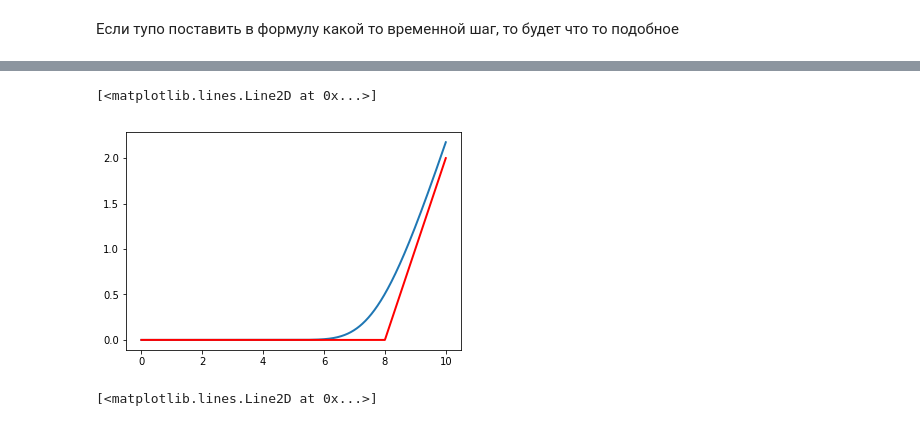
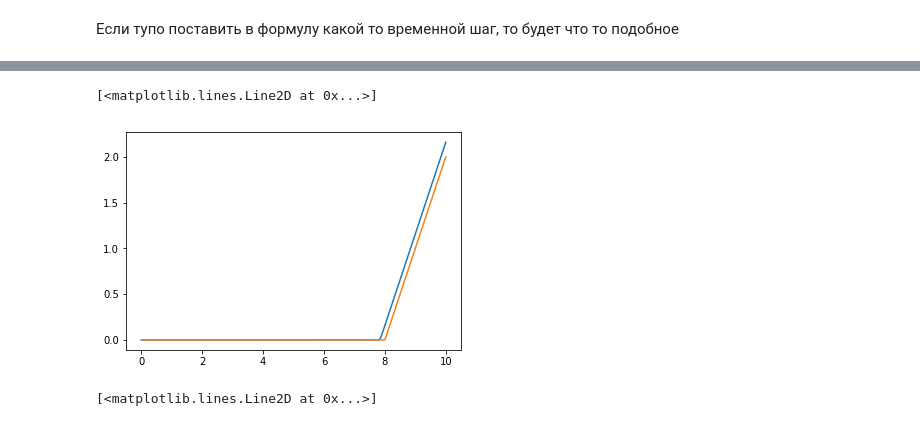
Before and after one commit to marssellio/btchack, a Jupyter notebook: ethusd.ipynb, the cells around one changed output, grey strips where cells are left out. Saved outputs shown, nothing was run; the diff lists cells and outputs as text; code cells hidden in the pictures.

```diff
--- a/ethusd.ipynb
+++ b/ethusd.ipynb
@@ -198,17 +203,17 @@ def BlackScholesPut(S,X,T,r,v):
     return P
 # %%
 def CallExpiry(S,X):
-    return max(S-X, 0)
+    return np.maximum(S-X, 0)
 # %%
 S_array = np.linspace(0,10,1000)
-P = [BlackScholesCall(float(S), 8, 0.2, 0.1, 0.3) for S in S_array]
+P = [BlackScholesCall(float(S), 8, 0.2, 0.1, 0.01) for S in S_array]
 E = [CallExpiry(float(S), 8) for S in S_array]
 # %%
-plt.plot(S_array, P, lw=2)
-plt.plot(S_array, E, 'r-', lw=2)
+plt.plot(S_array, P)
+plt.plot(S_array, E)
 # %% [output]
 [<matplotlib.lines.Line2D at 0x...>]
-[figure, old version]
+[figure, new version]
 # %%
 val = d[d['minute'].str.contains(s)]['price'].values
 plt.plot(val)
```
Also changed, not shown: parts of 19 cells of this notebook.
